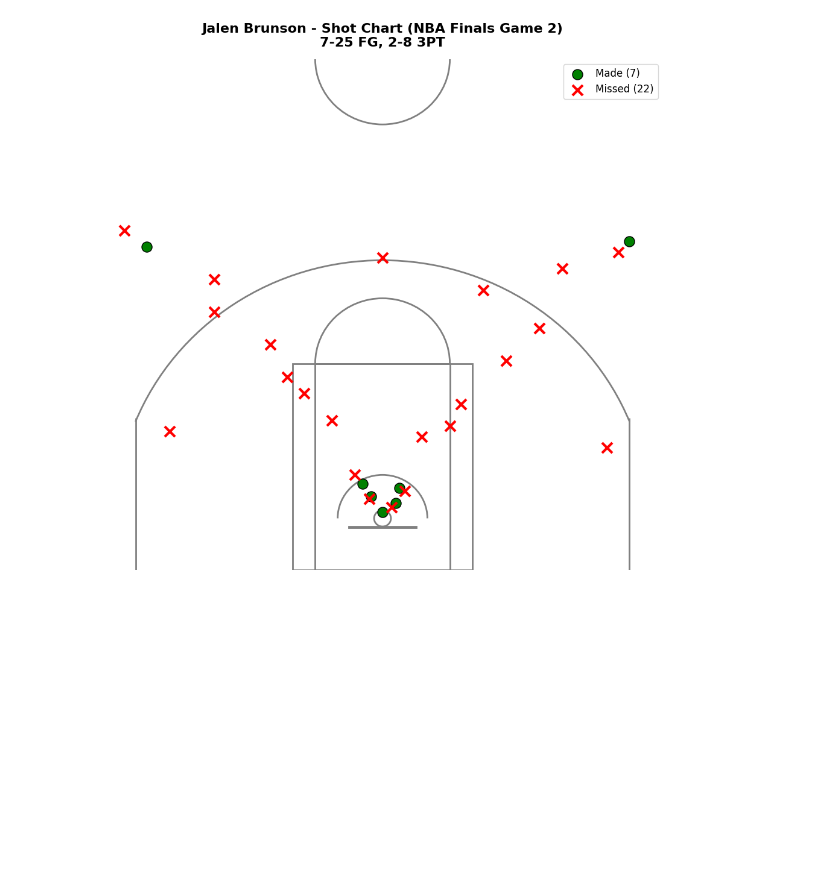
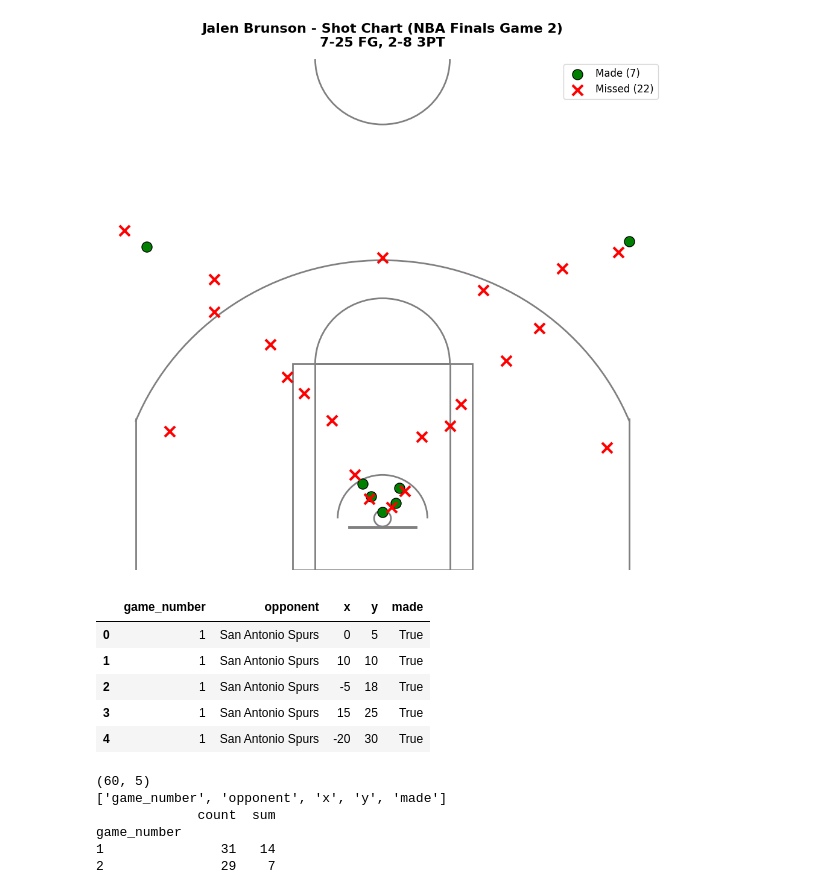
Before and after one commit to AkeemLawrence/Jalen-Brunson-NBA-Playoff-Analytics, a Jupyter notebook: NBAFinalsGame1and2.ipynb, the cells around one changed output. Saved outputs shown, nothing was run; the diff lists cells and outputs as text; code cells hidden in the pictures; blank space fills up the shorter version.

```diff
--- a/NBAFinalsGame1and2.ipynb
+++ b/NBAFinalsGame1and2.ipynb
@@ -482,3 +482,72 @@ plt.axis("off")  # Removes the boundary box coordinates
 plt.show()
 # %% [output]
 [figure]
+# %%
+import pandas as pd
+
+game1 = pd.DataFrame({
+    "game_number": 1,
+    "opponent": "San Antonio Spurs",
+    "x": [
+        0, 10, -5, 15, -20, 40, -50, 80, -90, 120, -110,
+        150, -140, 180, -170, 20, -15, 35, -30, 75, -80,
+        -210, 220, 0, -150, 160, -230, 210, 90, 140, -160
+    ],
+    "y": [
+        5, 10, 18, 25, 30, 70, 85, 100, 115, 130, 145,
+        160, 175, 190, 205, 55, 65, 90, 105, 125, 140,
+        220, 230, 250, 240, 255, 245, 260, 250, 235, 245
+    ],
+    "made": [
+        True, True, True, True, True, True,
+        False, False, False, False, False,
+        False, False, False, False,
+        True, True, True, True, True, True,
+        False, False, False, False, False, False,
+        True, True, False, False
+    ]
+})
+
+game2 = pd.DataFrame({
+    "game_number": 2,
+    "opponent": "San Antonio Spurs",
+    "x": [
+        0, 12, -10, 15, -18, 35, -45, 70, -85, 110, -100,
+        200, -190, 140, -150, 8, -12, 20, -25, 60, -70,
+        -210, 220, 0, -150, 160, -230, 210, 90
+    ],
+    "y": [
+        6, 14, 20, 28, 32, 75, 88, 105, 120, 140, 160,
+        175, 190, 60, 240, 250, 260, 245, 220, 180, 170,
+        230, 240, 255, 245, 250, 260, 235, 225
+    ],
+    "made": [
+        True, True, True, True, True,
+        False, False, False, False, False, False, False,
+        False, False, False, False, False, False, False,
+        False, False,
+        True, True, False, False, False, False, False, False
+    ]
+})
+
+brunson_shots = pd.concat([game1, game2], ignore_index=True)
+
+brunson_shots.head()
+# %% [output]
+|  | game_number | opponent | x | y | made |
+| 0 | 1 | San Antonio Spurs | 0 | 5 | True |
+| 1 | 1 | San Antonio Spurs | 10 | 10 | True |
+| 2 | 1 | San Antonio Spurs | -5 | 18 | True |
+| 3 | 1 | San Antonio Spurs | 15 | 25 | True |
+| 4 | 1 | San Antonio Spurs | -20 | 30 | True |
+# %%
+print(brunson_shots.shape)
+print(brunson_shots.columns.tolist())
+print(brunson_shots.groupby("game_number")["made"].agg(["count", "sum"]))
+# %% [output]
+(60, 5)
+['game_number', 'opponent', 'x', 'y', 'made']
+             count  sum
+game_number
+1               31   14
+2               29    7
```
